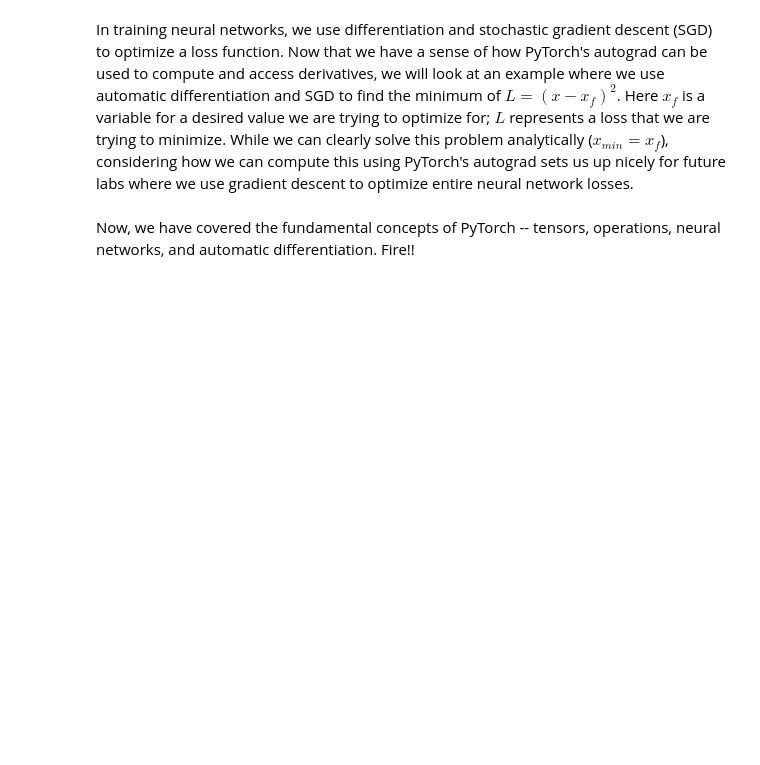
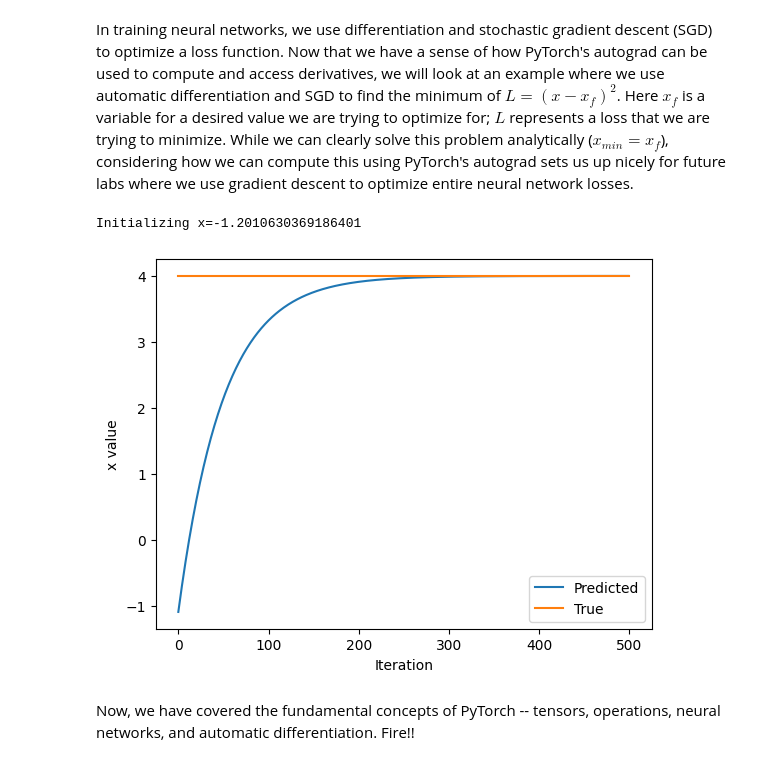
Before and after one commit to dyldibello/ddibello, a Jupyter notebook: lab1/PT_Part1_Intro.ipynb, the cells around one changed output. Cells and saved outputs as stored; diff of their text form; code cells hidden in the pictures; blank space fills up the shorter version.

```diff
--- a/lab1/PT_Part1_Intro.ipynb
+++ b/lab1/PT_Part1_Intro.ipynb
@@ -312,33 +343,36 @@ In training neural networks, we use differentiation and stochastic gradient desc
 x = torch.randn(1)
 print(f"Initializing x={x.item()}")
 
 learning_rate = 1e-2  # Learning rate
 history = []
 x_f = 4  # Target value
 
 
 # We will run gradient descent for a number of iterations. At each iteration, we compute the loss,
 #   compute the derivative of the loss with respect to x, and perform the update.
 for i in range(500):
     x = torch.tensor([x], requires_grad=True)
 
     # TODO: Compute the loss as the square of the difference between x and x_f
-    loss = # TODO
+    loss = (x-x_f) ** 2
 
     # Backpropagate through the loss to compute gradients
     loss.backward()
 
     # Update x with gradient descent
     x = x.item() - learning_rate * x.grad
 
     history.append(x.item())
 
 # Plot the evolution of x as we optimize toward x_f!
 plt.plot(history)
 plt.plot([0, 500], [x_f, x_f])
 plt.legend(('Predicted', 'True'))
 plt.xlabel('Iteration')
 plt.ylabel('x value')
 plt.show()
+# %% [output]
+Initializing x=-1.2010630369186401
+[figure, added]
 # %% [markdown]
 Now, we have covered the fundamental concepts of PyTorch -- tensors, operations, neural networks, and automatic differentiation. Fire!!
```
Also changed, not shown: parts of 14 cells of this notebook.
